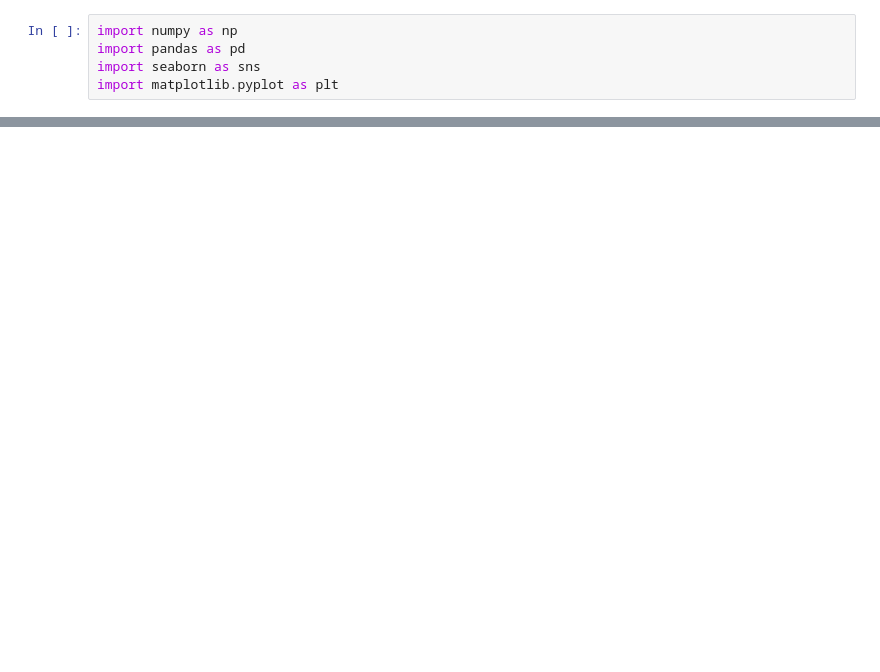
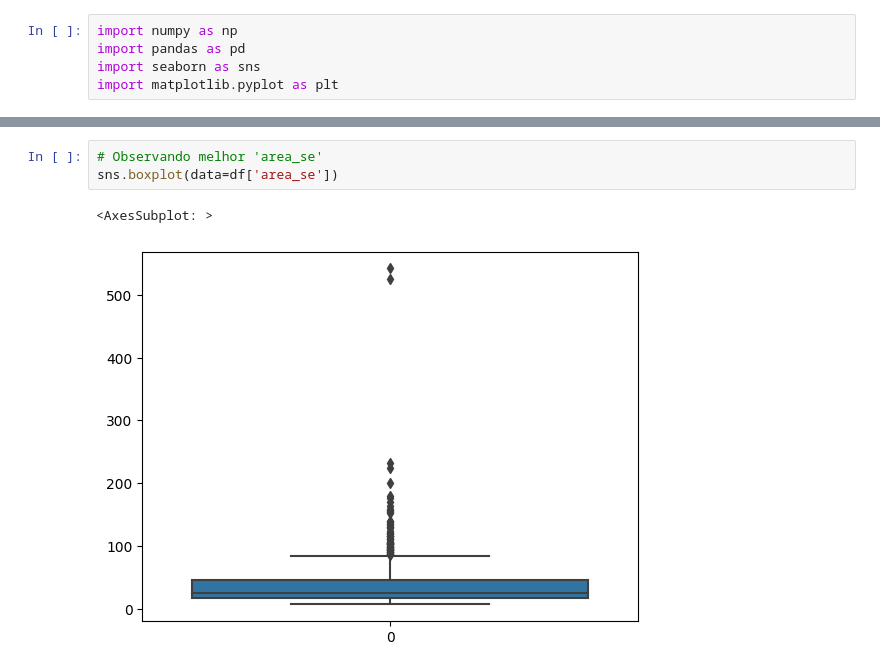
Before and after one commit to enricovivan/ml_python, a Jupyter notebook: notebooks/RandomForest.ipynb, the cells around one changed output, grey strips where cells are left out. Saved outputs shown, nothing was run; the diff lists cells and outputs as text; blank space fills up the shorter version.

```diff
--- a/notebooks/RandomForest.ipynb
+++ b/notebooks/RandomForest.ipynb
@@ -71,0 +120,6 @@ memory usage: 534.2+ KB
+# %%
+# Observando melhor 'area_se'
+sns.boxplot(data=df['area_se'])
+# %% [output]
+<AxesSubplot: >
+[figure, added]
```
Also changed, not shown: parts of 24 cells of this notebook.
